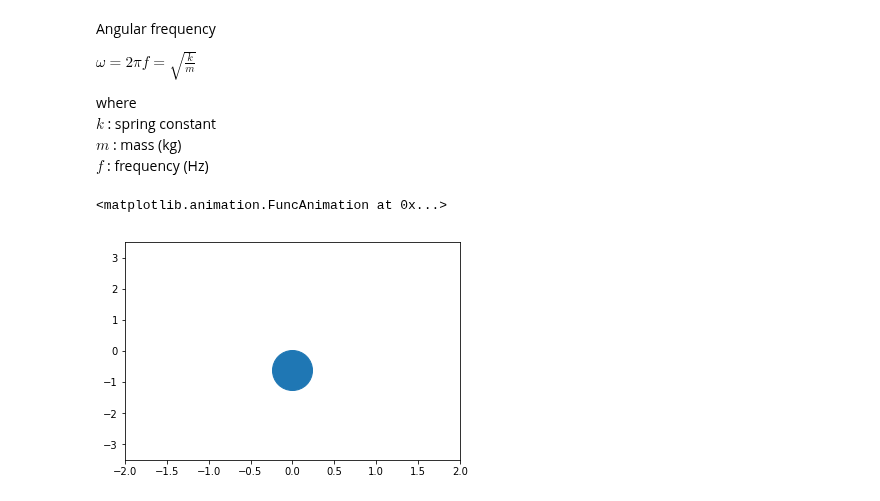
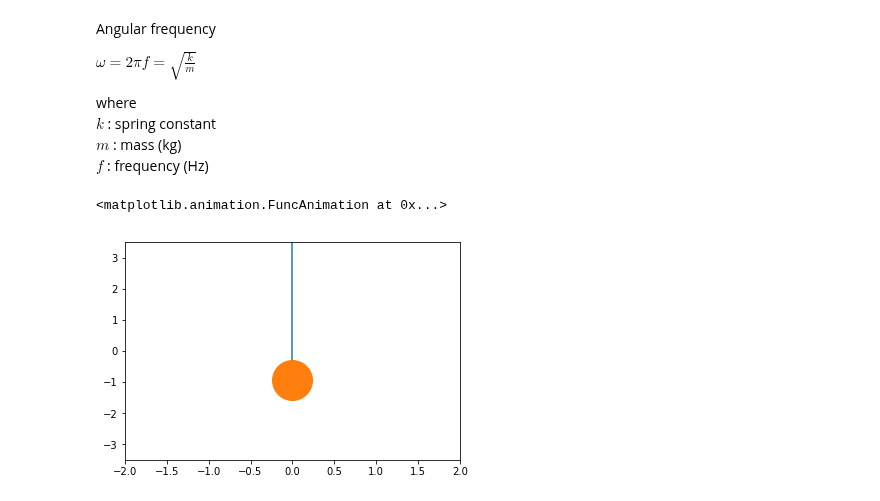
Before and after one commit to hphilamore/ILAS_python, a Jupyter notebook: 8_Plotting.ipynb, the cells around one changed output. Cells and saved outputs as stored; diff of their text form; code cells hidden in the pictures.

```diff
--- a/8_Plotting.ipynb
+++ b/8_Plotting.ipynb
@@ -459,53 +445,42 @@ where
 <br>$m$ : mass (kg)
 <br>$f$ : frequency (Hz)
 # %%
-# Creates a figure window. the axis, and the plot element we want to animate
-fig, ax = plt.subplots()
+# Creates a figure window.
+fig = plt.figure()
 
-# Creates a single set of axis within the figure
-ax.set_xlim((-2, 2))
-ax.set_ylim((-3.5,3.5))
+# Creates axes within the window
+ax = plt.axes(xlim=(-2, 2), ylim=(-3.5,3.5))
 
-# Creates an empty plot object to be animated: spring and mass
-mass, = ax.plot([],[],"o",ms=40)
-# spring, = ax.plot([],[],color="red",ls=":",lw=5)
+# Two objects to animate
+line,   = ax.plot([2,1], [4,3], marker="" , ls="-")  # for lines
 
-# Must return the animated object
-def init():
-    mass.set_data([], [])
-#     spring.set_data([], [])
-    return (mass,) #(spring,)
+point, = ax.plot([1], [1], marker='o', ms=40)  # for points
+
 
 # Spring data
 k = 100
 m = 20
 w = np.sqrt(k/m)
 phi = 2
 A = 2
 
+# Position of mass as function of time
 def fun(t):
     global w,phi,A
     return A*np.sin(w*t+phi)
 
 def animate(i):
 
-    x = fun(i)
-    mass.set_data(0, x)
-#     spring.set_data(linex, liney)
-    return (mass,) # (spring,)
+    x = fun(i/10)
 
-# call the animator.
-# frames=100 : 100 frames in the animation.
-# interval=20 : 20ms delay between frames.
-# blit=True : only re-draw the parts that have changed.
-anim = animation.FuncAnimation(fig, animate, init_func=init,
-                               frames=100, interval=200, blit=True)
+    line.set_data([0,0], [4, -x])
+    point.set_data(0, -x)
+    return line, point
 
-# sets the animation dsiplay format to html which the non-Python parts of this notebook are written in.
-rc('animation', html='html5')
+# Animates the data; 100 frames, 20ms delay between frames, blit=True : only re-draw the parts that have changed.
+anim = animation.FuncAnimation(fig, animate, frames=500, interval=50, blit=True)
 
-# Plays the animation
 anim
 # %% [output]
 <matplotlib.animation.FuncAnimation at 0x...>
-[figure, old version]
+[figure, new version]
```
Also changed, not shown: parts of 5 cells of this notebook.
